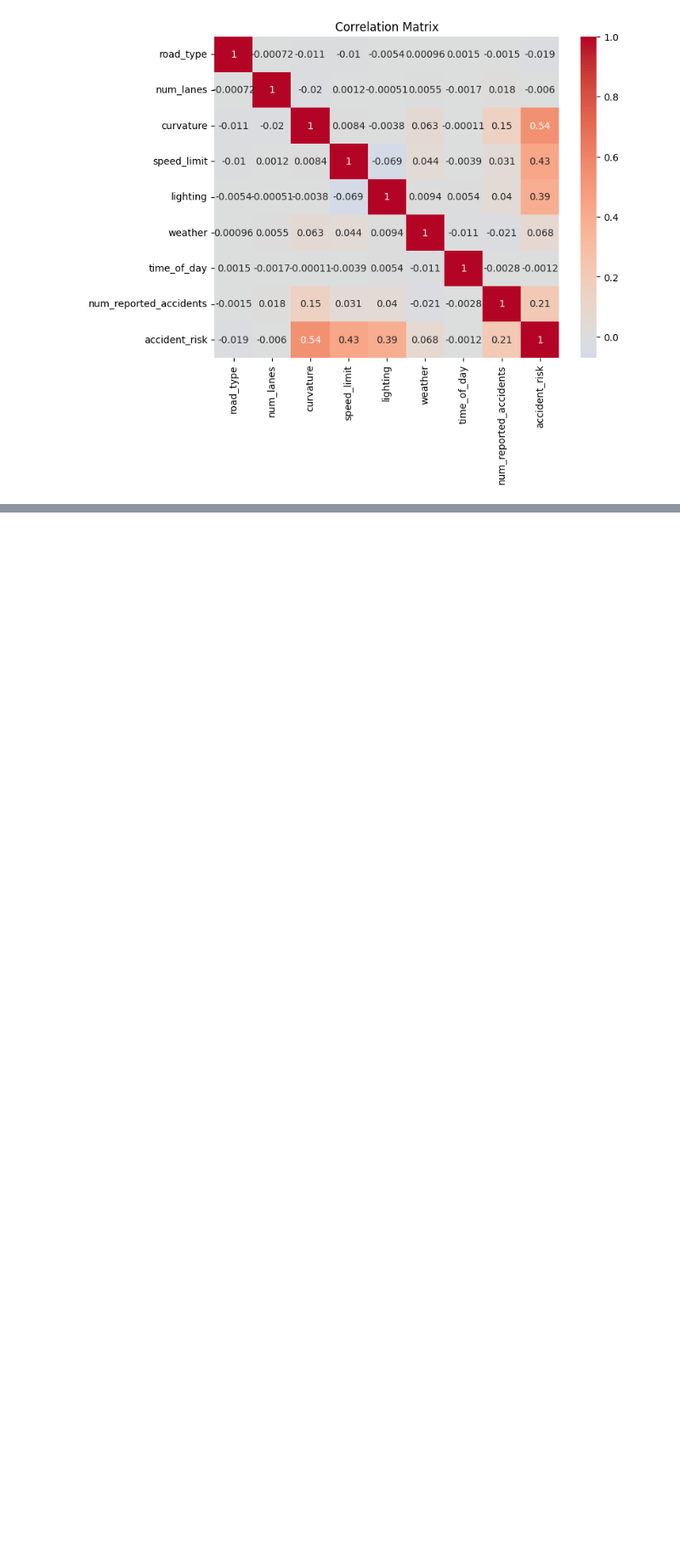
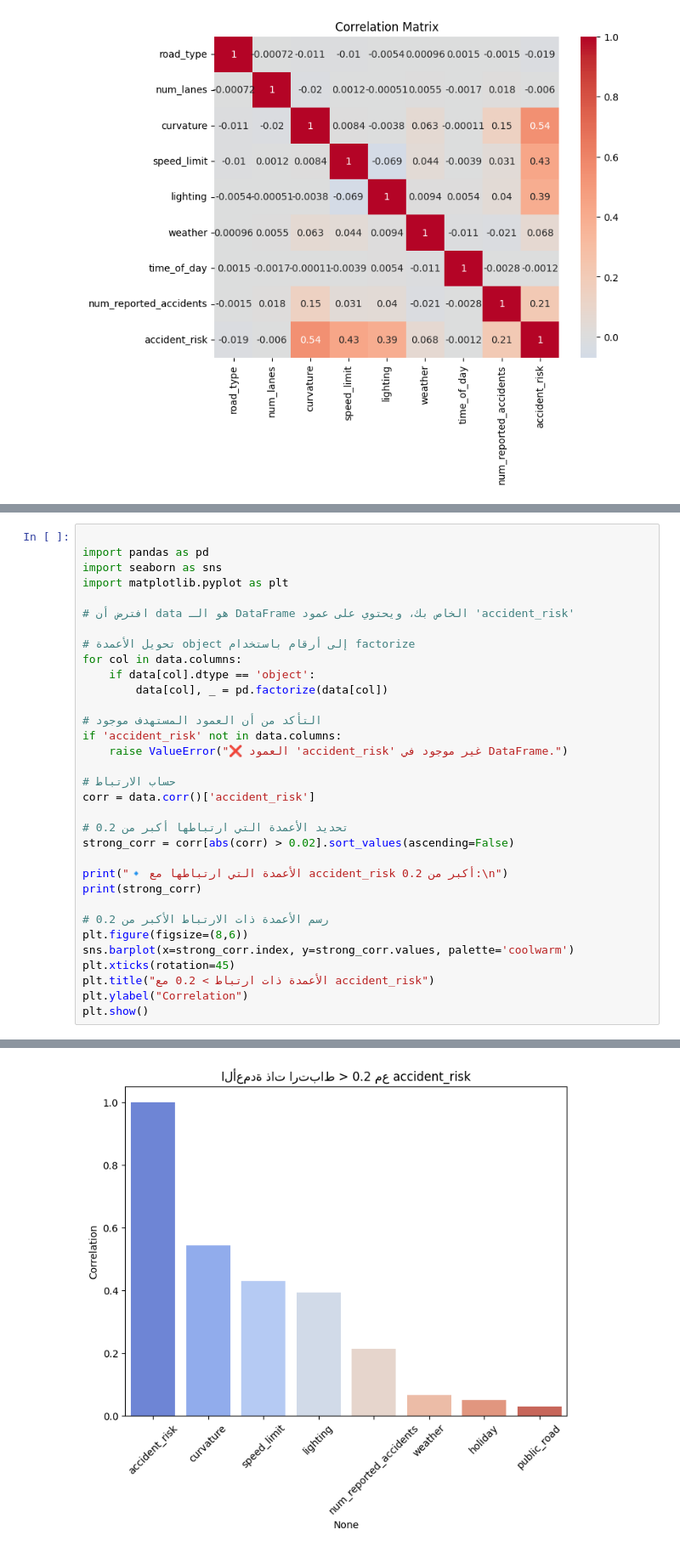
Before and after one commit to hananbahtiti/Predicting-Road-Accident-Risk, a Jupyter notebook: Predicting_Road_Accident_Risk.ipynb, the cells around one changed output, grey strips where cells are left out. Shown at 85% size. Cells and saved outputs as stored; diff of their text form; blank space fills up the shorter version.

```diff
--- a/Predicting_Road_Accident_Risk.ipynb
+++ b/Predicting_Road_Accident_Risk.ipynb
@@ -241,0 +294,34 @@ plt.show()
+# %%
+
+import pandas as pd
+import seaborn as sns
+import matplotlib.pyplot as plt
+
+# افترض أن data هو الـ DataFrame الخاص بك، ويحتوي على عمود 'accident_risk'
+
+# تحويل الأعمدة object إلى أرقام باستخدام factorize
+for col in data.columns:
+    if data[col].dtype == 'object':
+        data[col], _ = pd.factorize(data[col])
+
+# التأكد من أن العمود المستهدف موجود
+if 'accident_risk' not in data.columns:
+    raise ValueError("❌ العمود 'accident_risk' غير موجود في DataFrame.")
+
+# حساب الارتباط
+corr = data.corr()['accident_risk']
+
+# تحديد الأعمدة التي ارتباطها أكبر من 0.2
+strong_corr = corr[abs(corr) > 0.02].sort_values(ascending=False)
+
+print("🔹 الأعمدة التي ارتباطها مع accident_risk أكبر من 0.2:\n")
+print(strong_corr)
+
+# رسم الأعمدة ذات الارتباط الأكبر من 0.2
+plt.figure(figsize=(8,6))
+sns.barplot(x=strong_corr.index, y=strong_corr.values, palette='coolwarm')
+plt.xticks(rotation=45)
+plt.title("الأعمدة ذات ارتباط > 0.2 مع accident_risk")
+plt.ylabel("Correlation")
+plt.show()
+# %% [output]
@@ -241,0 +342 @@ plt.show()
+[figure, added]
```
Also changed, not shown: parts of 2 cells of this notebook.
